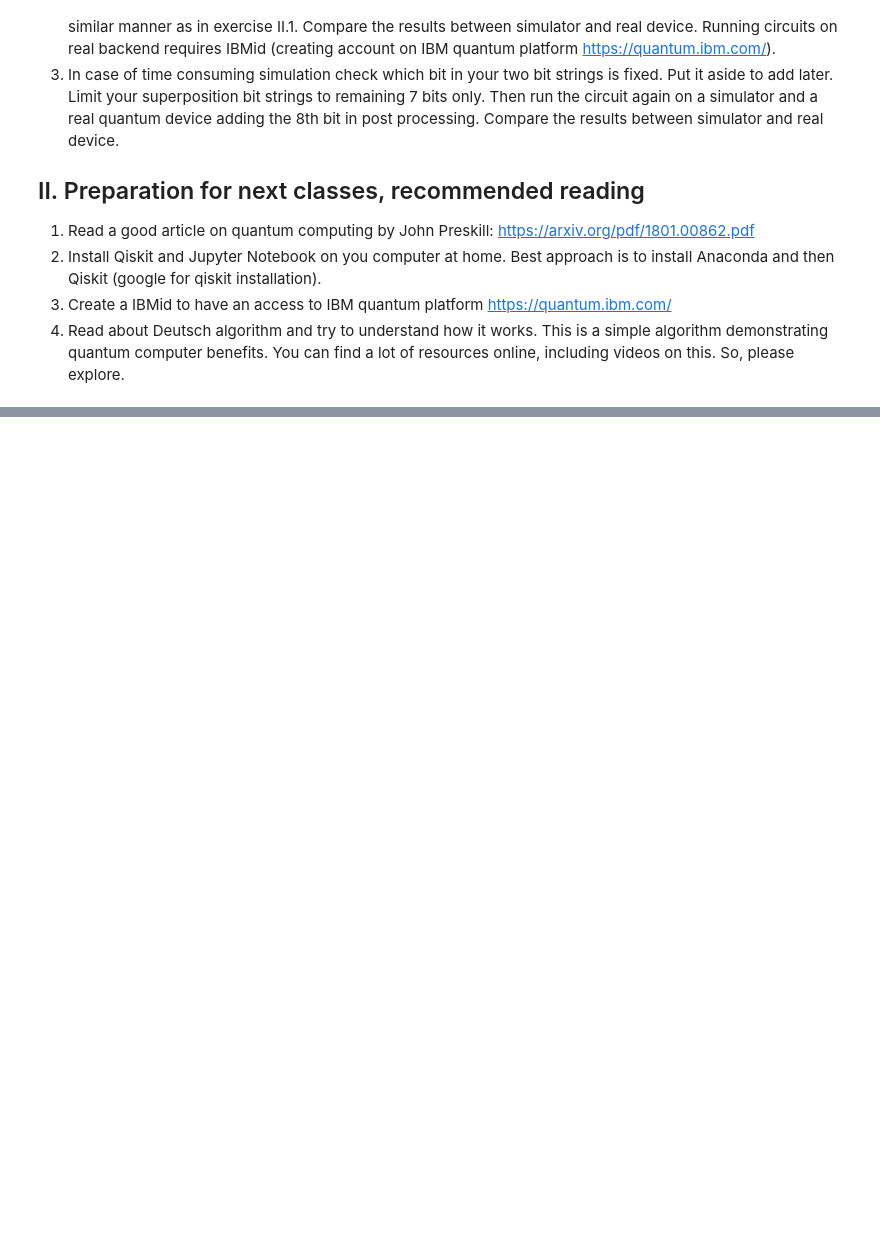
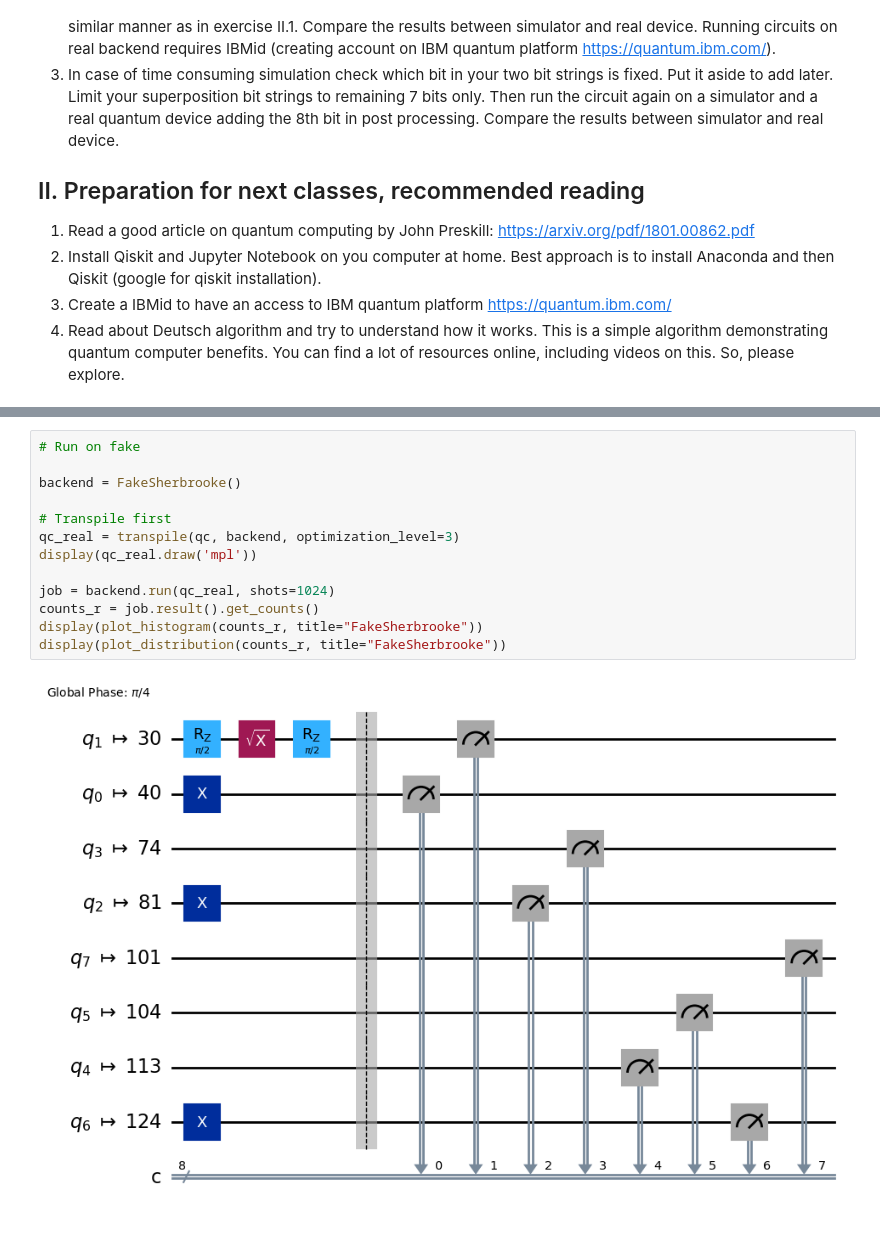
Before and after one commit to Ashihad/qc, a Jupyter notebook: lab_1_2025.ipynb, the cells around one changed output, grey strips where cells are left out. Drawn from its saved outputs; the diff is of its cells as text; blank space fills up the shorter version.

```diff
--- a/lab_1_2025.ipynb
+++ b/lab_1_2025.ipynb
@@ -602,0 +507,15 @@ Available backends:
+# %%
+# Run on fake
+
+backend = FakeSherbrooke()
+
+# Transpile first
+qc_real = transpile(qc, backend, optimization_level=3)
+display(qc_real.draw('mpl'))
+
+job = backend.run(qc_real, shots=1024)
+counts_r = job.result().get_counts()
+display(plot_histogram(counts_r, title="FakeSherbrooke"))
+display(plot_distribution(counts_r, title="FakeSherbrooke"))
+# %% [output]
+[figure, added]
```
Also changed, not shown: parts of 4 cells of this notebook.
